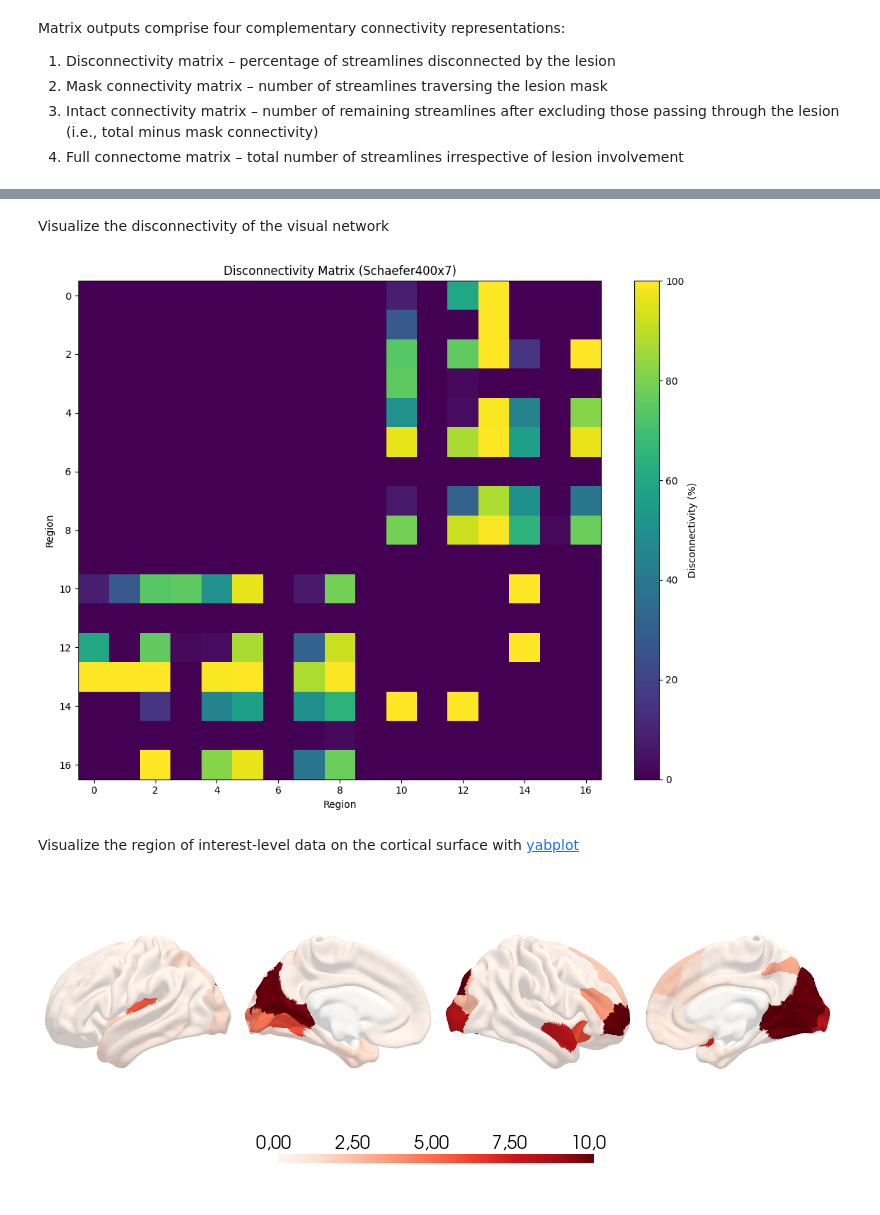
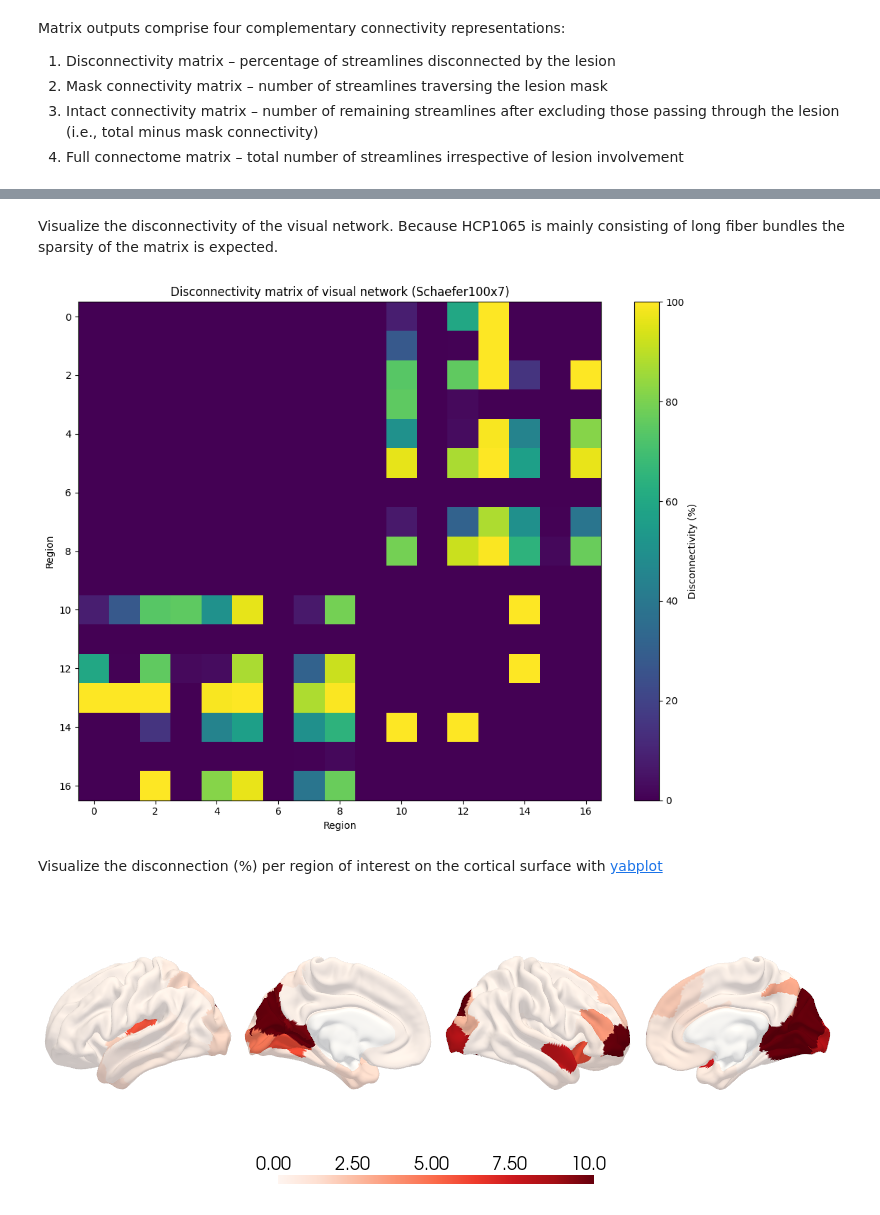
Before and after one commit to m-petersen/lacuna, a Jupyter notebook: docs/tutorials/structural-network-mapping.ipynb, the cells around one changed output, grey strips where cells are left out. Saved outputs shown, nothing was run; the diff lists cells and outputs as text; code cells hidden in the pictures.

```diff
--- a/docs/tutorials/structural-network-mapping.ipynb
+++ b/docs/tutorials/structural-network-mapping.ipynb
@@ -238,35 +249,35 @@ Matrix outputs comprise four complementary connectivity representations:
 /tmp/outputs_snm_run2/sub-01/ses-01/anat/sub-01_ses-01_label-acuteinfarct_atlas-schaefer2018_desc-100parcels7networks_source-snm_desc-maskconnectivitymatrix_connmatrix.tsv
 /tmp/outputs_snm_run2/sub-01/ses-01/anat/sub-01_ses-01_label-acuteinfarct_atlas-schaefer2018_desc-100parcels7networks_source-snm_desc-matrixstatistics_stats.json
 # %% [markdown]
-Visualize the disconnectivity of the visual network
+Visualize the disconnectivity of the visual network. Because HCP1065 is mainly consisting of long fiber bundles the sparsity of the matrix is expected.
 # %%
 import pandas as pd
 import numpy as np
 import matplotlib.pyplot as plt
 
 file_path = "/tmp/outputs_snm_run2/sub-01/ses-01/anat/sub-01_ses-01_label-acuteinfarct_atlas-schaefer2018_desc-100parcels7networks_source-snm_desc-disconnectivitypercent_connmatrix.tsv"
 mat = pd.read_csv(file_path, sep="\t", header=0, index_col=0)
 
 visual_network_regions = [parc for parc in mat.index if "Vis" in parc]
 mat = mat.loc[visual_network_regions, visual_network_regions]
 mat = mat.values
 
 plt.figure(figsize=(10, 8))
 im = plt.imshow(mat, aspect='auto')
 plt.colorbar(im, label="Disconnectivity (%)")
 
-plt.title("Disconnectivity Matrix (Schaefer400x7)")
+plt.title("Disconnectivity matrix of visual network (Schaefer100x7)")
 plt.xlabel("Region")
 plt.ylabel("Region")
 
 im.set_clim(0, 100)
 
 plt.tight_layout()
 plt.show()
 # %% [output]
-[figure, old version]
+[figure, new version]
 # %% [markdown]
-Visualize the region of interest-level data on the cortical surface with [yabplot](https://teanijarv.github.io/yabplot/)
+Visualize the disconnection (%) per region of interest on the cortical surface with [yabplot](https://teanijarv.github.io/yabplot/)
 # %%
 import yabplot as yab
 
```
Also changed, not shown: parts of 11 cells of this notebook, 1 other file.
